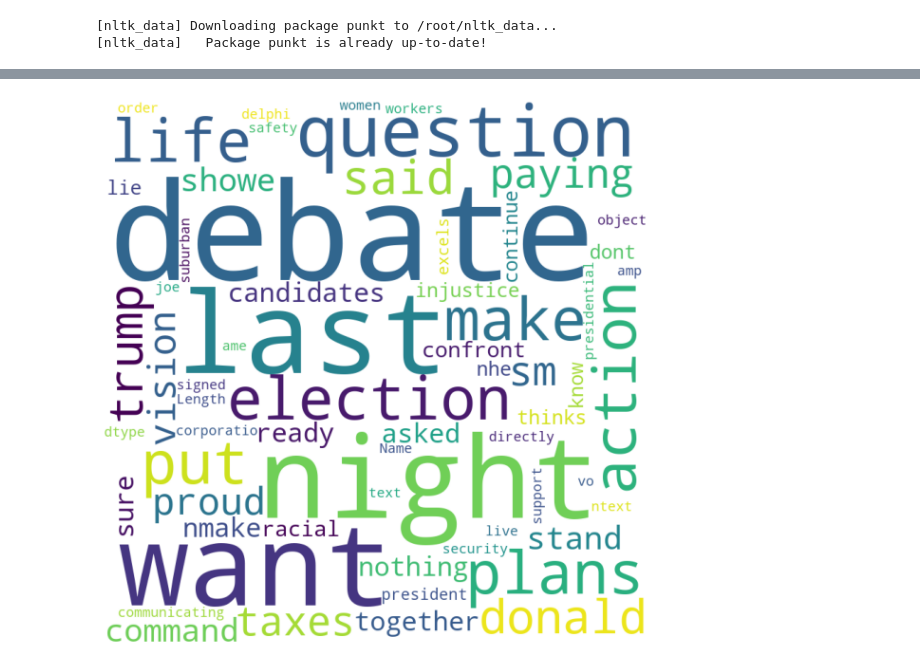
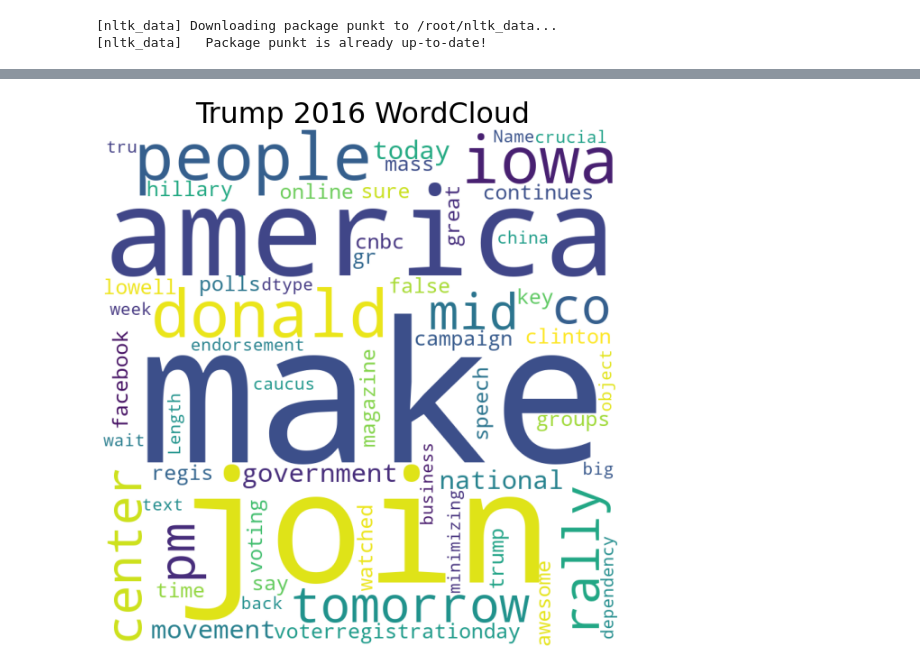
Before and after one commit to DinaTTomoum/Thesis2021, a Jupyter notebook: ngrams.ipynb, the cells around one changed output, grey strips where cells are left out. Saved outputs shown, nothing was run; the diff lists cells and outputs as text; code cells hidden in the pictures.

```diff
--- a/ngrams.ipynb
+++ b/ngrams.ipynb
@@ -39,6 +38,6 @@ FileNotFoundError: ignored
 # %%
 import pandas as pd
-data = pd.read_csv('US Elections All Tweets.csv', encoding= 'unicode_escape')
+data = pd.read_csv('Trump2016.csv(1)', encoding= 'unicode_escape')
 # %%
 data.head()
 # %% [output]
@@ -215,9 +188,9 @@ wordcloud = WordCloud(width = 800, height = 800,
 # %%
 plt.figure(figsize = (8, 8), facecolor = None)
 plt.imshow(wordcloud)
 plt.axis("off")
 plt.tight_layout(pad = 0)
-
+plt.title ("Trump 2016 WordCloud")
 plt.show()
 # %% [output]
-[figure, old version]
+[figure, new version]
```
Also changed, not shown: parts of 14 cells of this notebook.
